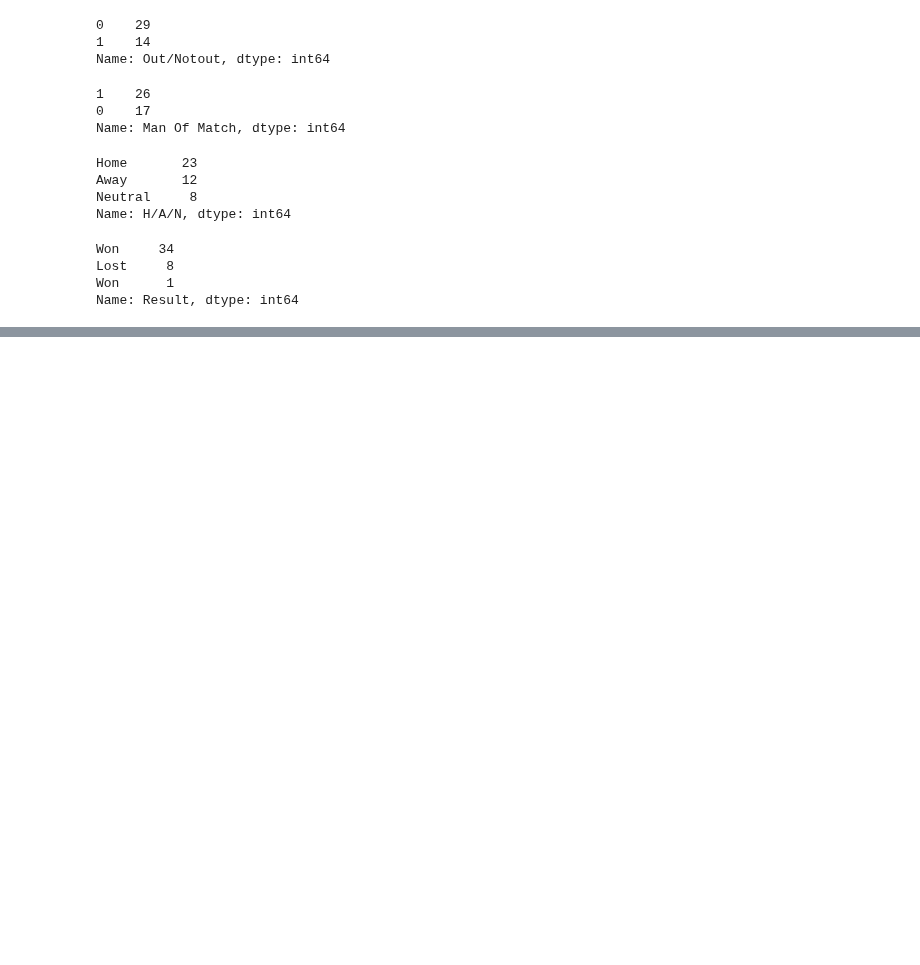
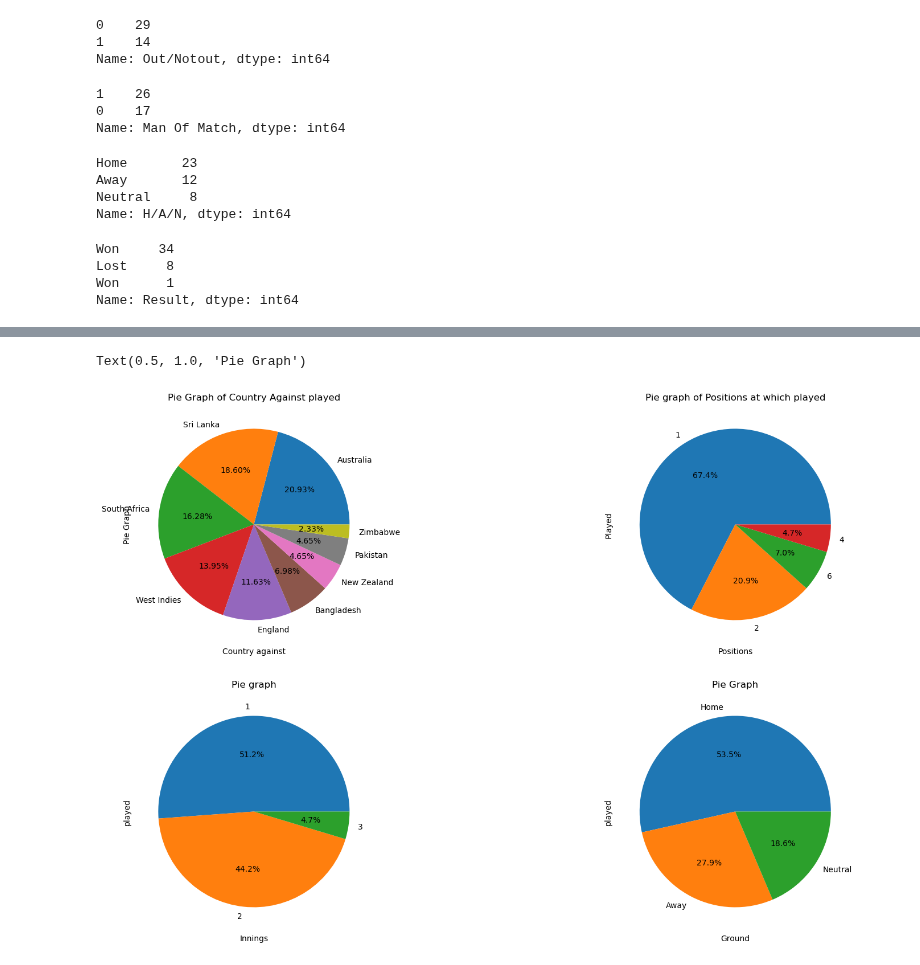
Before and after one commit to ShubhamGupta2505/Dataset-Analysis-Visualization, a Jupyter notebook: notebook83594b1fa3.ipynb, the cells around one changed output, grey strips where cells are left out. Cells and saved outputs as stored; diff of their text form; code cells hidden in the pictures; blank space fills up the shorter version.

```diff
--- a/notebook83594b1fa3.ipynb
+++ b/notebook83594b1fa3.ipynb
@@ -101,3 +101,5 @@ df.duplicated().sum()
 0
 # %%
 df['Date'] = pd.to_datetime(df['Date'])
+# %%
+df['Year'] = df['Date'].dt.year
@@ -163,0 +218,25 @@ Name: Result, dtype: int64
+# %%
+plt.figure(figsize=(20,12))
+plt.subplot(2,2,1)
+df['Against'].value_counts().plot.pie(autopct='%1.2f%%')
+plt.xlabel('Country against')
+plt.ylabel('Pie Graph')
+plt.title('Pie Graph of Country Against played')
+plt.subplot(2,2,2)
+df['Pos.'].value_counts().plot.pie(autopct='%1.1f%%')
+plt.xlabel('Positions')
+plt.ylabel('Played')
+plt.title('Pie graph of Positions at which played')
+plt.subplot(2,2,3)
+df['Inn.'].value_counts().plot.pie(autopct='%1.1f%%')
+plt.xlabel('Innings')
+plt.ylabel('played')
+plt.title('Pie graph')
+plt.subplot(2,2,4)
+df['H/A/N'].value_counts().plot.pie(autopct='%1.1f%%')
+plt.xlabel('Ground')
+plt.ylabel('played')
+plt.title('Pie Graph')
+# %% [output]
+Text(0.5, 1.0, 'Pie Graph')
+[figure, added]
```
Also changed, not shown: parts of 5 cells of this notebook.
